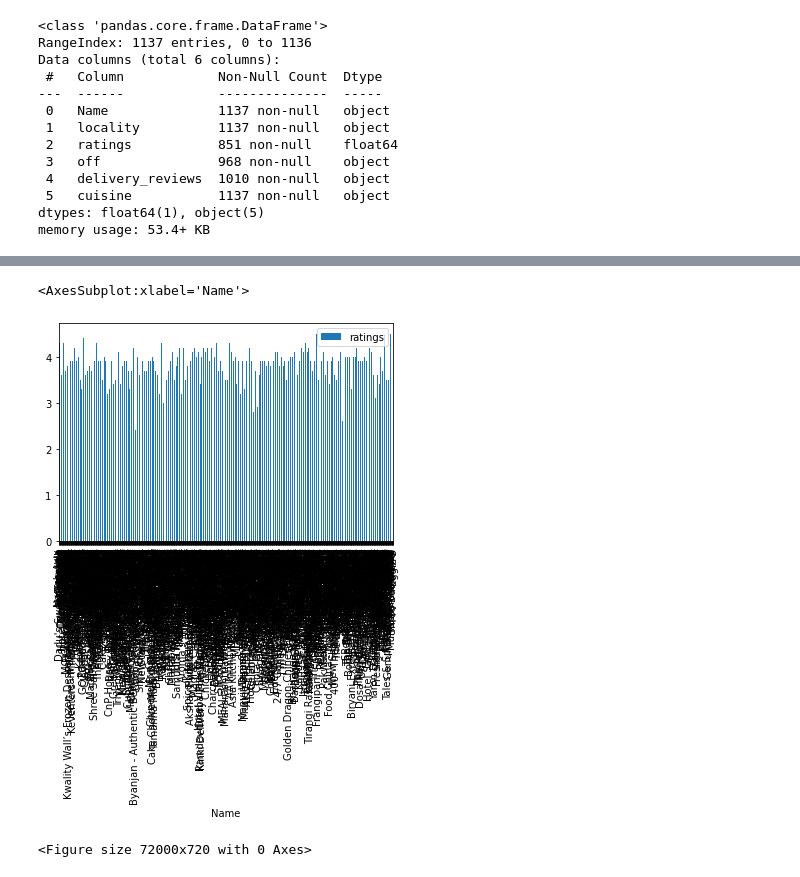
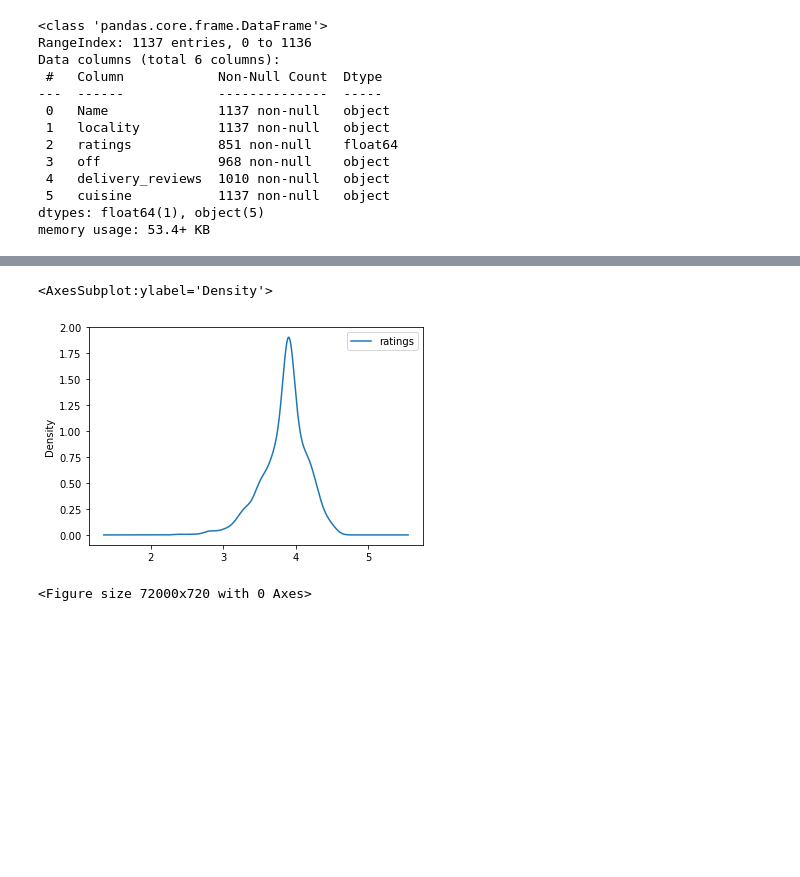
Before and after one commit to Ruthik27/Bed_Rest_and_Order_Services, a Jupyter notebook: new_data_zomato.ipynb, the cells around one changed output, grey strips where cells are left out. Cells and saved outputs as stored; diff of their text form; code cells hidden in the pictures; blank space fills up the shorter version.

```diff
--- a/new_data_zomato.ipynb
+++ b/new_data_zomato.ipynb
@@ -65,10 +65,10 @@ baner_ratings
 | 850 | Eggie's | Baner | 3.8 | Pro extra 25% OFF | (87 Delivery Reviews) | North Indian, Fast Food |
 851 rows × 6 columns
 # %%
-baner_ratings.plot(x="Name", y="ratings", kind="bar")
+baner_ratings.plot(x="Name", y="ratings", kind="kde")
 # %% [output]
-<AxesSubplot:xlabel='Name'>
+<AxesSubplot:ylabel='Density'>
-[figure, old version]
+[figure, new version]
 # %%
 
 plt.figure(figsize = (1000,10))
```
Also changed, not shown: parts of 5 cells of this notebook, 5 other files.
